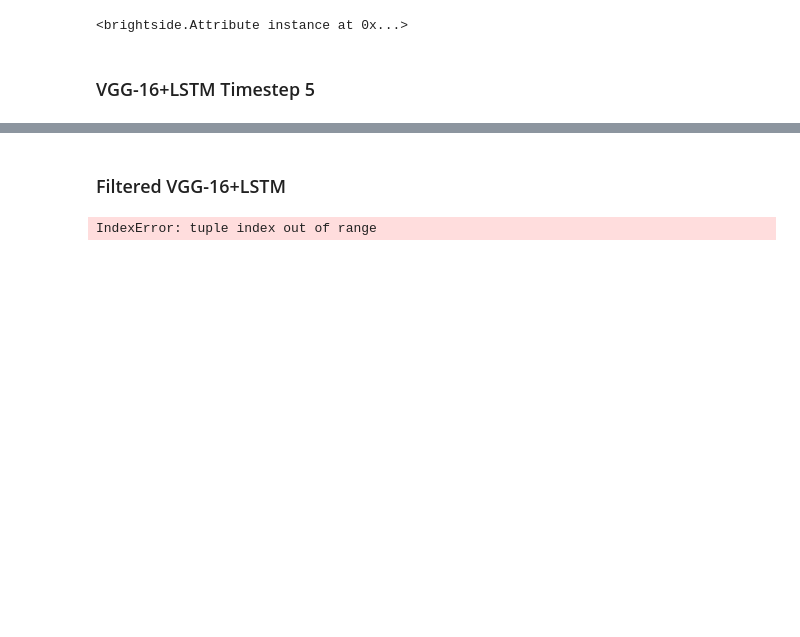
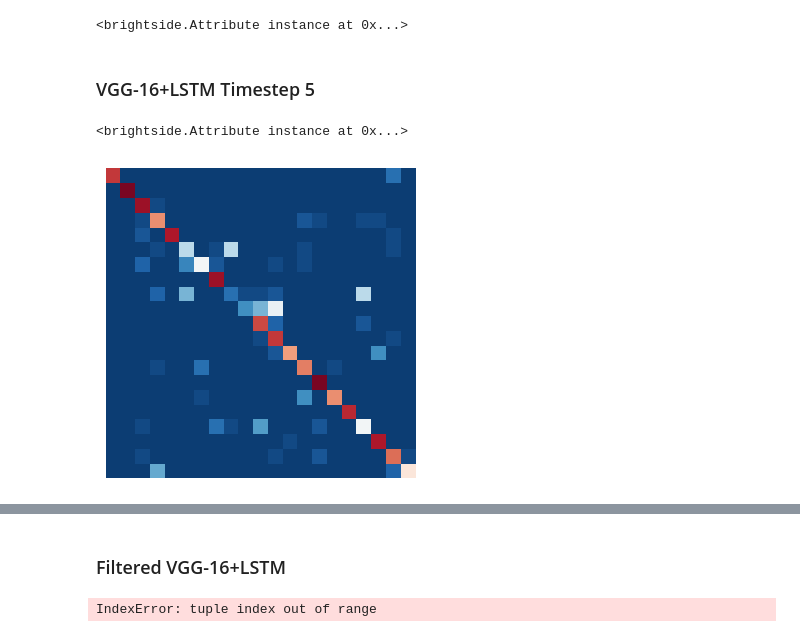
Before and after one commit to gorayni/iccv_epic_2017, a Jupyter notebook: Evaluation.ipynb, the cells around one changed output, grey strips where cells are left out. Saved outputs shown, nothing was run; the diff lists cells and outputs as text; code cells hidden in the pictures; blank space fills up the shorter version.

```diff
--- a/Evaluation.ipynb
+++ b/Evaluation.ipynb
@@ -21,8 +21,22 @@ import experiments.utils as eutils
 import ntcir
 import ntcir.IO as IO
 from matplotlib.colors import ListedColormap
+import csv
 
 import sklearn.metrics as metrics
+
+def read_csv_results(fname):
+    frames = list()
+    groundtruth = list()
+    predictions = list()
+    with open(fname, 'rb') as csvfile:
+        csv_reader = csv.reader(csvfile, delimiter=',')
+        for row in csv_reader:
+            user_id, date, ind, gt, prediction = row
+            frames.append((user_id, date, int(ind)))
+            groundtruth.append(int(gt))
+            predictions.append(int(prediction))
+    return frames, groundtruth, predictions
 
 # Defining colormap for confusion matrices plots
 cmap = list(reversed(sns.color_palette("RdBu", 40).as_hex()))
@@ -231,3 +239,15 @@ with open('VGG16+LSTM.timestep_'+str(timesteps)+'.test.csv','w') as csv_file:
     for i, (user_id,date,ind) in enumerate(frames):
         csv_file.write("{},{},{},{},{}".format(user_id,date,ind,groundtruth[i],predictions[i]))
         csv_file.write('\n')
+# %%
+timesteps = 5
+fname = 'VGG16+LSTM.timestep_'+str(timesteps)+'.test.csv'
+frames, groundtruth, predictions = read_csv_results(fname)
+accuracy = metrics.accuracy_score(groundtruth, predictions)
+# %%
+bs.print_attribute('Accuracy: ', accuracy)
+fig, ax = bs.show_confusion_matrix(groundtruth, predictions, categories, (5,4), cmap=cmap, ticks_size=8, show_xticks=False, show_yticks=False, cbar=False)
+plt.savefig('confusion_matrix_VGG16+LSTM.timestep_5.eps', format='eps', dpi=300, bbox_inches='tight')
+# %% [output]
+<brightside.Attribute instance at 0x...>
+[figure, added]
```
Also changed, not shown: parts of 8 cells of this notebook, 2 other files.
